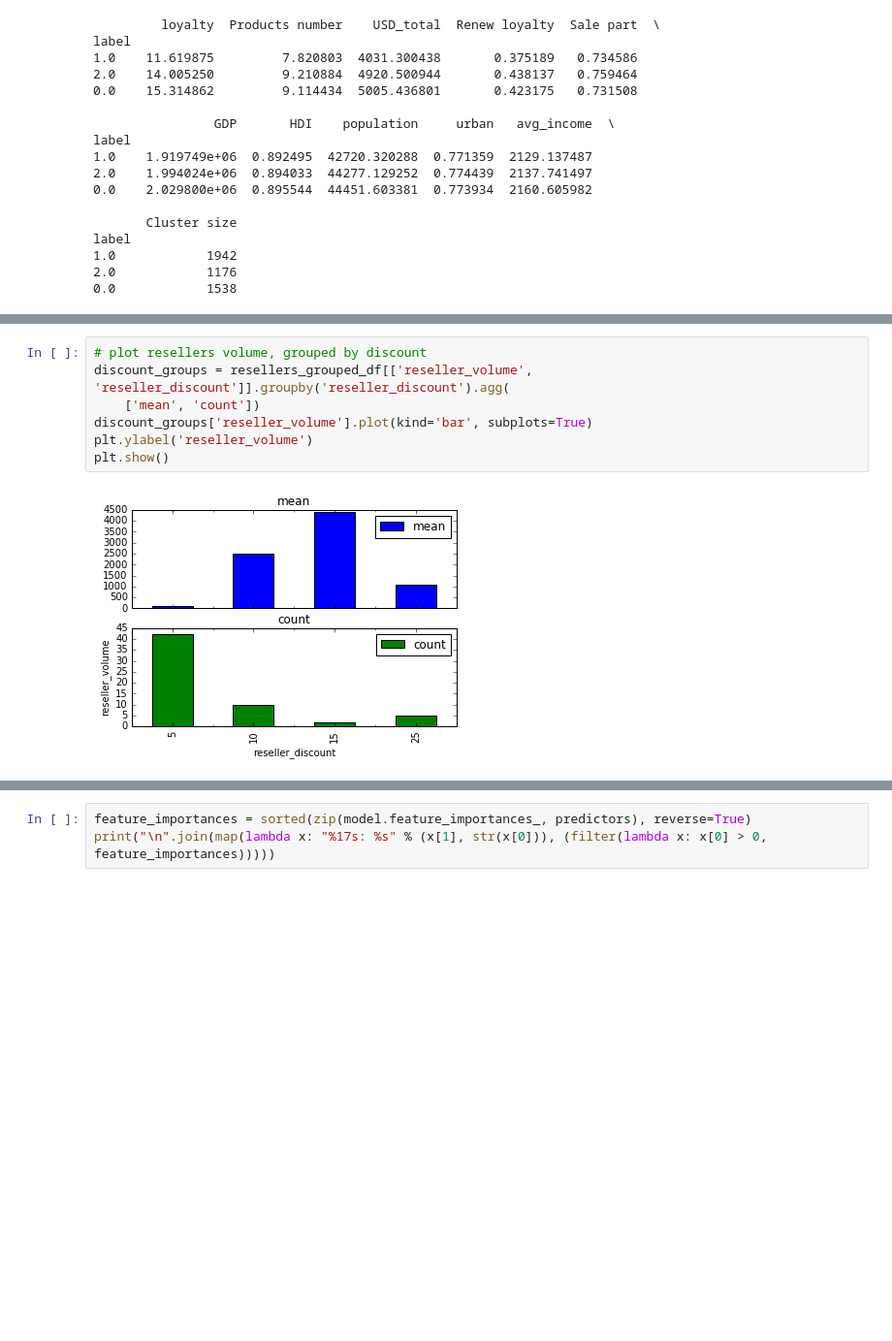
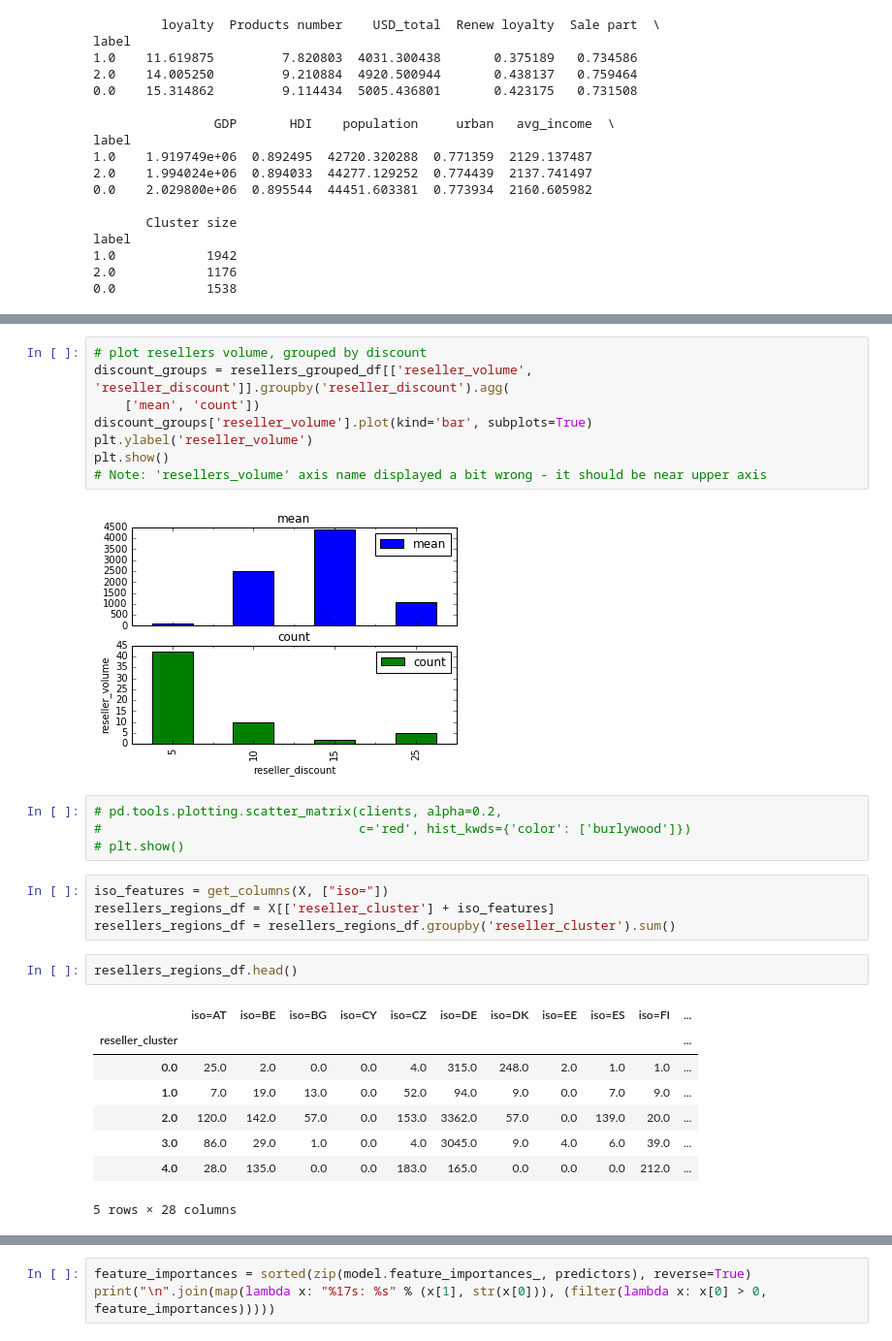
Before and after one commit to Semionn/JB-wholesale-distribution-analysis, a Jupyter notebook: main.ipynb, the cells around one changed output, grey strips where cells are left out. Shown at 97% size. Saved outputs shown, nothing was run; the diff lists cells and outputs as text; blank space fills up the shorter version.

```diff
--- a/main.ipynb
+++ b/main.ipynb
@@ -280,5 +287,25 @@ discount_groups = resellers_grouped_df[['reseller_volume', 'reseller_discount']]
 discount_groups['reseller_volume'].plot(kind='bar', subplots=True)
 plt.ylabel('reseller_volume')
 plt.show()
+# Note: 'resellers_volume' axis name displayed a bit wrong - it should be near upper axis
 # %% [output]
 [figure]
+# %%
+# pd.tools.plotting.scatter_matrix(clients, alpha=0.2,
+#                                  c='red', hist_kwds={'color': ['burlywood']})
+# plt.show()
+# %%
+iso_features = get_columns(X, ["iso="])
+resellers_regions_df = X[['reseller_cluster'] + iso_features]
+resellers_regions_df = resellers_regions_df.groupby('reseller_cluster').sum()
+# %%
+resellers_regions_df.head()
+# %% [output]
+|  | iso=AT | iso=BE | iso=BG | iso=CY | iso=CZ | iso=DE | iso=DK | iso=EE | iso=ES | iso=FI | ... |
+| reseller_cluster |  |  |  |  |  |  |  |  |  |  | ... |
+| 0.0 | 25.0 | 2.0 | 0.0 | 0.0 | 4.0 | 315.0 | 248.0 | 2.0 | 1.0 | 1.0 | ... |
+| 1.0 | 7.0 | 19.0 | 13.0 | 0.0 | 52.0 | 94.0 | 9.0 | 0.0 | 7.0 | 9.0 | ... |
+| 2.0 | 120.0 | 142.0 | 57.0 | 0.0 | 153.0 | 3362.0 | 57.0 | 0.0 | 139.0 | 20.0 | ... |
+| 3.0 | 86.0 | 29.0 | 1.0 | 0.0 | 4.0 | 3045.0 | 9.0 | 4.0 | 6.0 | 39.0 | ... |
+| 4.0 | 28.0 | 135.0 | 0.0 | 0.0 | 183.0 | 165.0 | 0.0 | 0.0 | 0.0 | 212.0 | ... |
+5 rows × 28 columns
```
Also changed, not shown: parts of 25 cells of this notebook, 1 other file.
